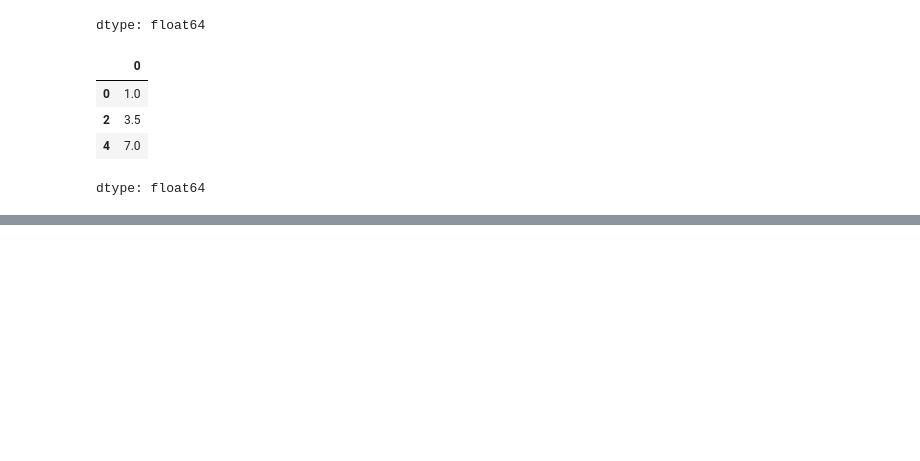
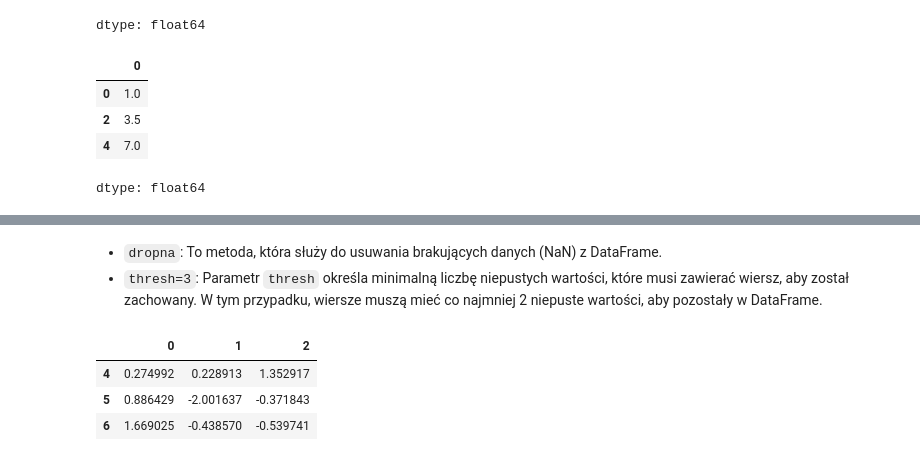
Before and after one commit to url-github/Pandas, a Jupyter notebook: 007_PywAD_Czyszczenie_i_przygotowywanie_danych.ipynb, the cells around one changed output, grey strips where cells are left out. Saved outputs shown, nothing was run; the diff lists cells and outputs as text; code cells hidden in the pictures; blank space fills up the shorter version.

Commit message:
007_PywAD_Czyszczenie_i_przygotowywanie_danych

```diff
--- a/007_PywAD_Czyszczenie_i_przygotowywanie_danych.ipynb
+++ b/007_PywAD_Czyszczenie_i_przygotowywanie_danych.ipynb
@@ -189,0 +182,10 @@ data
+# %% [markdown]
+- `dropna`: To metoda, która służy do usuwania brakujących danych (NaN) z DataFrame.
+- `thresh=3`: Parametr `thresh` określa minimalną liczbę niepustych wartości, które musi zawierać wiersz, aby został zachowany. W tym przypadku, wiersze muszą mieć co najmniej 2 niepuste wartości, aby pozostały w DataFrame.
+# %%
+df.dropna(thresh=3)
+# %% [output]
+|  | 0 | 1 | 2 |
+| 4 | 0.274992 | 0.228913 | 1.352917 |
+| 5 | 0.886429 | -2.001637 | -0.371843 |
+| 6 | 1.669025 | -0.438570 | -0.539741 |
```
Also changed, not shown: parts of 52 cells of this notebook.
